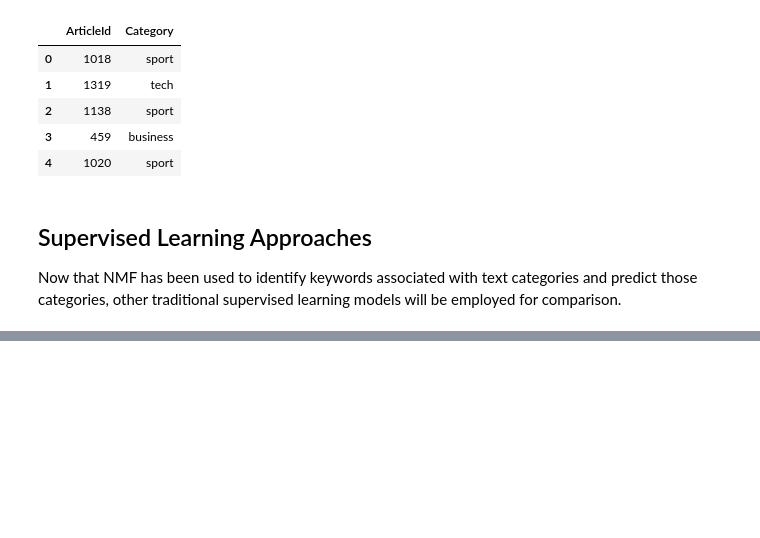
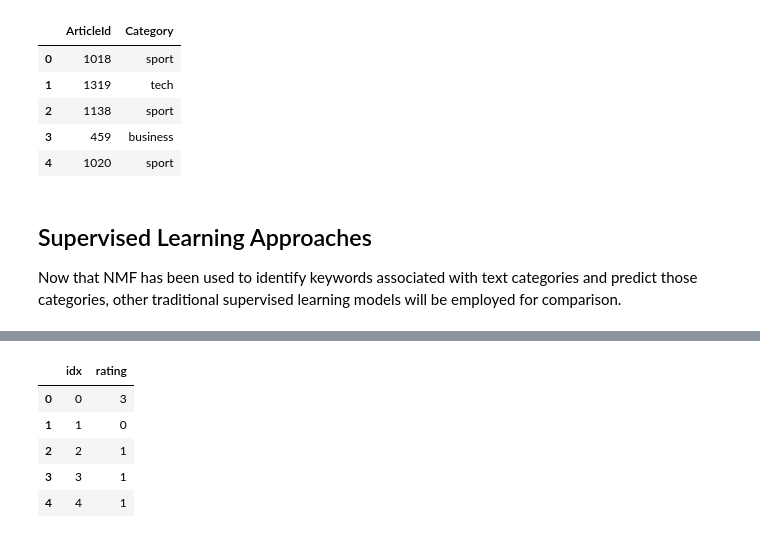
Before and after one commit to iansind/news-article-classification, a Jupyter notebook: BBC_text_classification.ipynb, the cells around one changed output, grey strips where cells are left out. Cells and saved outputs as stored; diff of their text form; code cells hidden in the pictures; blank space fills up the shorter version.

```diff
--- a/BBC_text_classification.ipynb
+++ b/BBC_text_classification.ipynb
@@ -349,0 +502,21 @@ accuracy_score(y_test, y_pred)
+# %%
+#features = nmf_model_m.transform(dfm_combo_T)
+#dfm_out = pd.DataFrame(features)
+#dfm_out.head()
+
+idx_m = dfm_combo_T.iloc[:1000, :-1].index
+dfm_calc = dfm_combo_T.iloc[:1000, :-1]
+calcs_m = np.dot(HM, np.transpose(dfm_calc))
+best_m = calcs_m.argmax(axis=0)
+
+data_m = {'idx': idx_m, 'rating': best_m}
+dfm_out = pd.DataFrame(data_m)
+dfm_out.head()
+#data_m['idx'].shape
+# %% [output]
+|  | idx | rating |
+| 0 | 0 | 3 |
+| 1 | 1 | 0 |
+| 2 | 2 | 1 |
+| 3 | 3 | 1 |
+| 4 | 4 | 1 |
```
Also changed, not shown: parts of 19 cells of this notebook.
